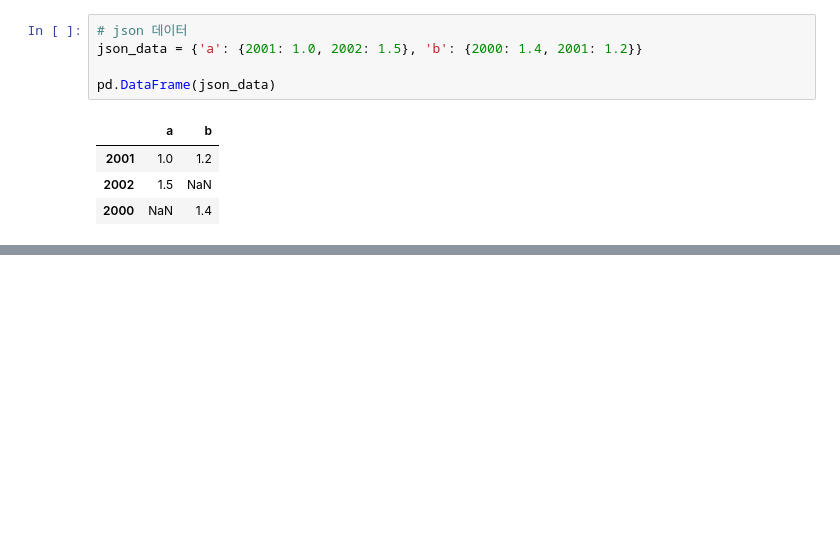
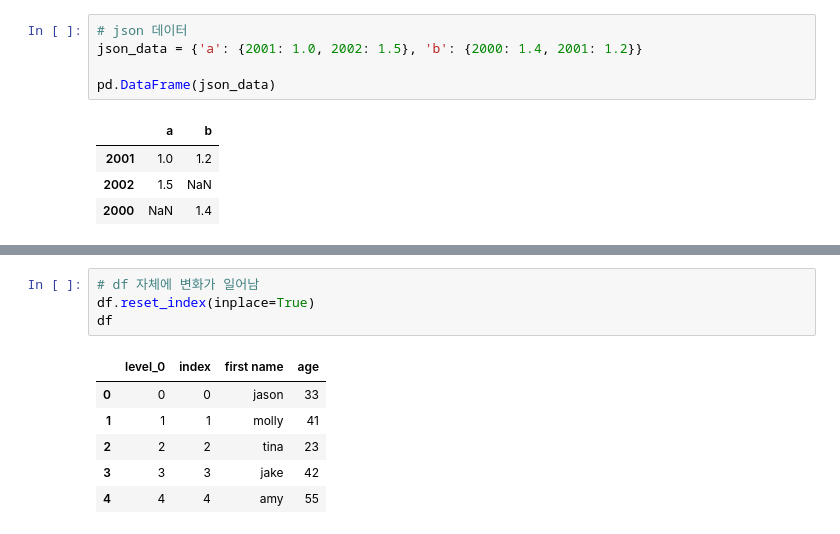
Before and after one commit to YJ0522771/TIL, a Jupyter notebook: Study Note/others/Al 부스트캠프 pre-course/[Python] pandas.ipynb, the cells around one changed output, grey strips where cells are left out. Cells and saved outputs as stored; diff of their text form; blank space fills up the shorter version.

```diff
--- a/Study Note/others/Al 부스트캠프 pre-course/[Python] pandas.ipynb
+++ b/Study Note/others/Al 부스트캠프 pre-course/[Python] pandas.ipynb
@@ -172,0 +195,11 @@ pd.DataFrame(json_data)
+# %%
+# df 자체에 변화가 일어남
+df.reset_index(inplace=True)
+df
+# %% [output]
+|  | level_0 | index | first name | age |
+| 0 | 0 | 0 | jason | 33 |
+| 1 | 1 | 1 | molly | 41 |
+| 2 | 2 | 2 | tina | 23 |
+| 3 | 3 | 3 | jake | 42 |
+| 4 | 4 | 4 | amy | 55 |
```
Also changed, not shown: parts of 39 cells of this notebook, 1 other file.
